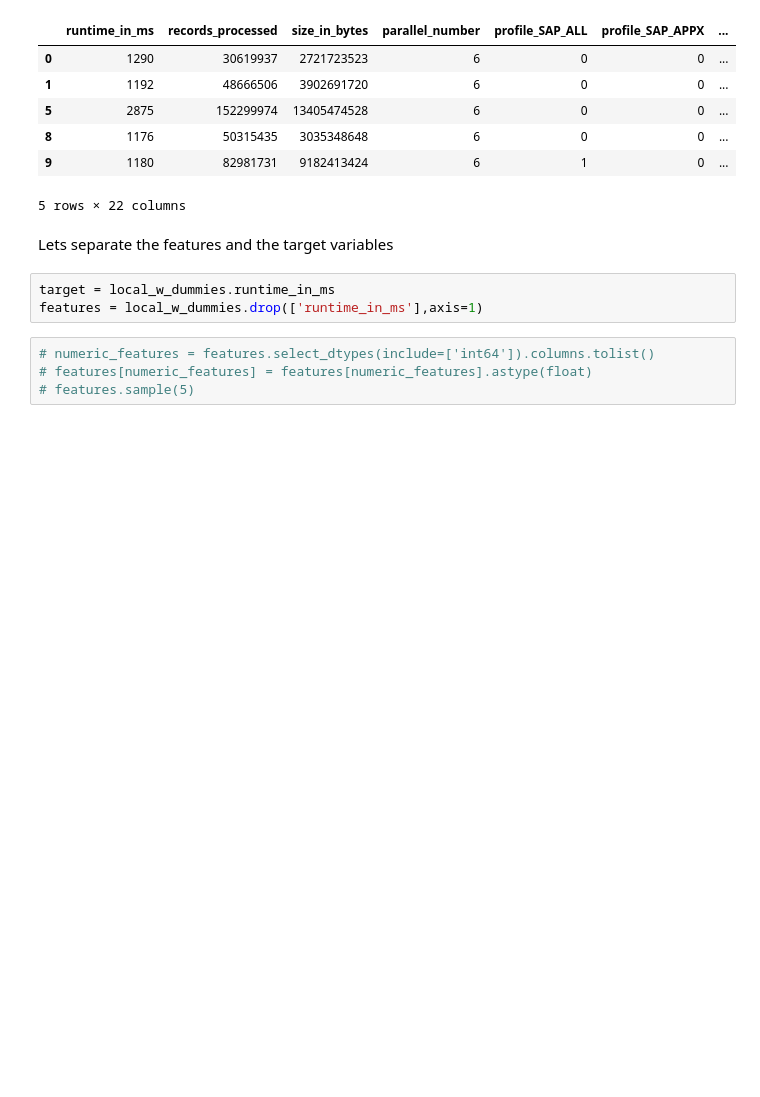
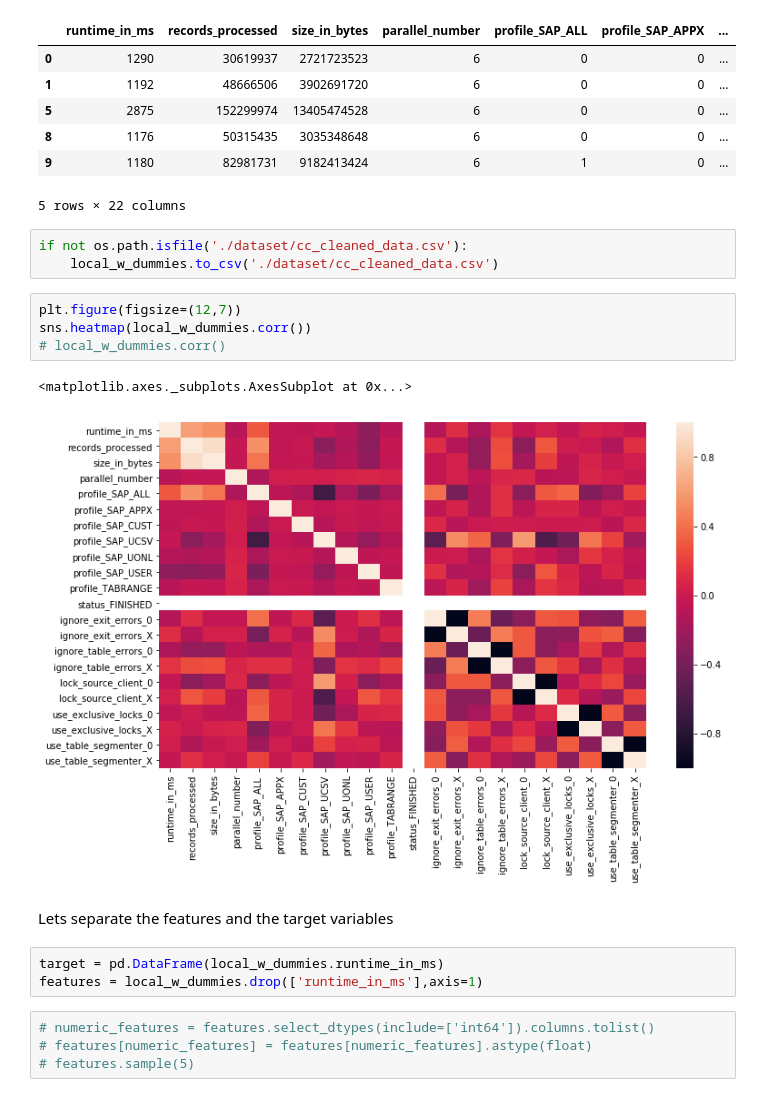
Before and after one commit to subhasisj/python-projects, a Jupyter notebook: Machine Learning Projects/Client Copy/Client Copy Data Exploration.ipynb, the cells around one changed output. Drawn from its saved outputs; the diff is of its cells as text; blank space fills up the shorter version.

```diff
--- a/Machine Learning Projects/Client Copy/Client Copy Data Exploration.ipynb
+++ b/Machine Learning Projects/Client Copy/Client Copy Data Exploration.ipynb
@@ -250,10 +288,20 @@ local_w_dummies.head()
 | 8 | 1176 | 50315435 | 3035348648 | 6 | 0 | 0 | ... |
 | 9 | 1180 | 82981731 | 9182413424 | 6 | 1 | 0 | ... |
 5 rows × 22 columns
+# %%
+if not os.path.isfile('./dataset/cc_cleaned_data.csv'):
+    local_w_dummies.to_csv('./dataset/cc_cleaned_data.csv')
+# %%
+plt.figure(figsize=(12,7))
+sns.heatmap(local_w_dummies.corr())
+# local_w_dummies.corr()
+# %% [output]
+<matplotlib.axes._subplots.AxesSubplot at 0x...>
+[figure, added]
 # %% [markdown]
 Lets separate the features and the target variables
 # %%
-target = local_w_dummies.runtime_in_ms
+target = pd.DataFrame(local_w_dummies.runtime_in_ms)
 features = local_w_dummies.drop(['runtime_in_ms'],axis=1)
 # %%
 # numeric_features = features.select_dtypes(include=['int64']).columns.tolist()
```
Also changed, not shown: parts of 31 cells of this notebook, 1 other file.
